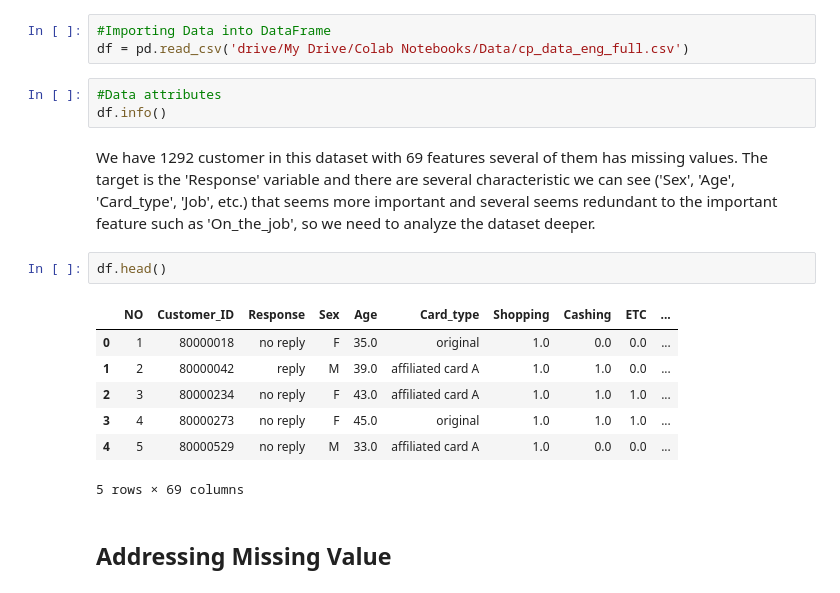
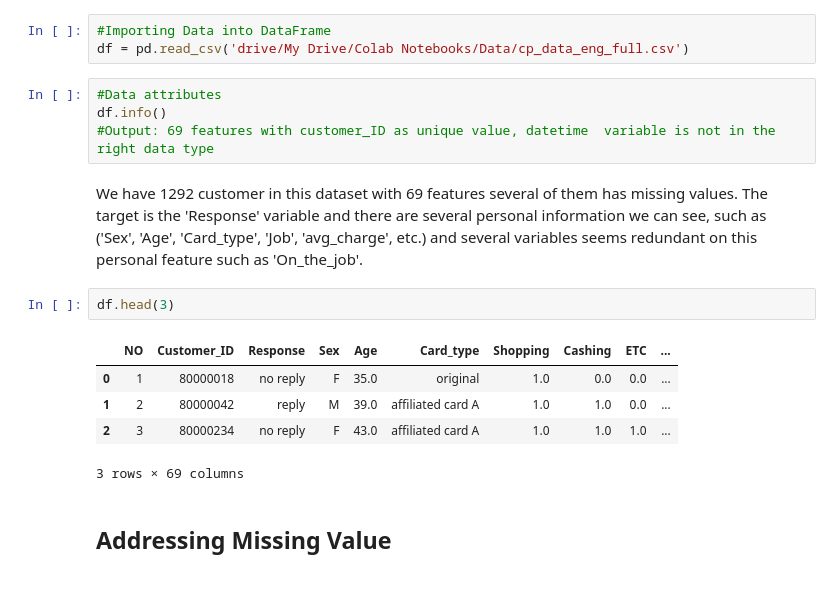
Before and after one commit to anissaprames/Business-Intelligence-Analysis, a Jupyter notebook: Improving_Campaign_Response.ipynb, the cells around one changed output. Drawn from its saved outputs; the diff is of its cells as text.

```diff
--- a/Improving_Campaign_Response.ipynb
+++ b/Improving_Campaign_Response.ipynb
@@ -41,21 +41,20 @@ Mounted at /content/drive
 # %%
 #Importing Data into DataFrame
 df = pd.read_csv('drive/My Drive/Colab Notebooks/Data/cp_data_eng_full.csv')
-# %%
-#Data attributes
-df.info()
+# %%
+#Data attributes
+df.info()
+#Output: 69 features with customer_ID as unique value, datetime  variable is not in the right data type
 # %% [markdown]
-We have 1292 customer in this dataset with 69 features several of them has missing values. The target is the 'Response' variable and there are several characteristic we can see ('Sex', 'Age', 'Card_type', 'Job', etc.) that seems more important and several seems redundant to the important feature such as 'On_the_job', so we need to analyze the dataset deeper.
+We have 1292 customer in this dataset with 69 features several of them has missing values. The target is the 'Response' variable and there are several personal information we can see, such as ('Sex', 'Age', 'Card_type', 'Job', 'avg_charge', etc.) and several variables seems redundant on this personal feature such as 'On_the_job'.
 # %%
-df.head()
+df.head(3)
 # %% [output]
 |  | NO | Customer_ID | Response | Sex | Age | Card_type | Shopping | Cashing | ETC | ... |
 | 0 | 1 | 80000018 | no reply | F | 35.0 | original | 1.0 | 0.0 | 0.0 | ... |
 | 1 | 2 | 80000042 | reply | M | 39.0 | affiliated card A | 1.0 | 1.0 | 0.0 | ... |
 | 2 | 3 | 80000234 | no reply | F | 43.0 | affiliated card A | 1.0 | 1.0 | 1.0 | ... |
-| 3 | 4 | 80000273 | no reply | F | 45.0 | original | 1.0 | 1.0 | 1.0 | ... |
-| 4 | 5 | 80000529 | no reply | M | 33.0 | affiliated card A | 1.0 | 0.0 | 0.0 | ... |
-5 rows × 69 columns
+3 rows × 69 columns
 # %% [markdown]
 ## Addressing Missing Value
 # %%
```
Also changed, not shown: parts of 79 cells of this notebook.
